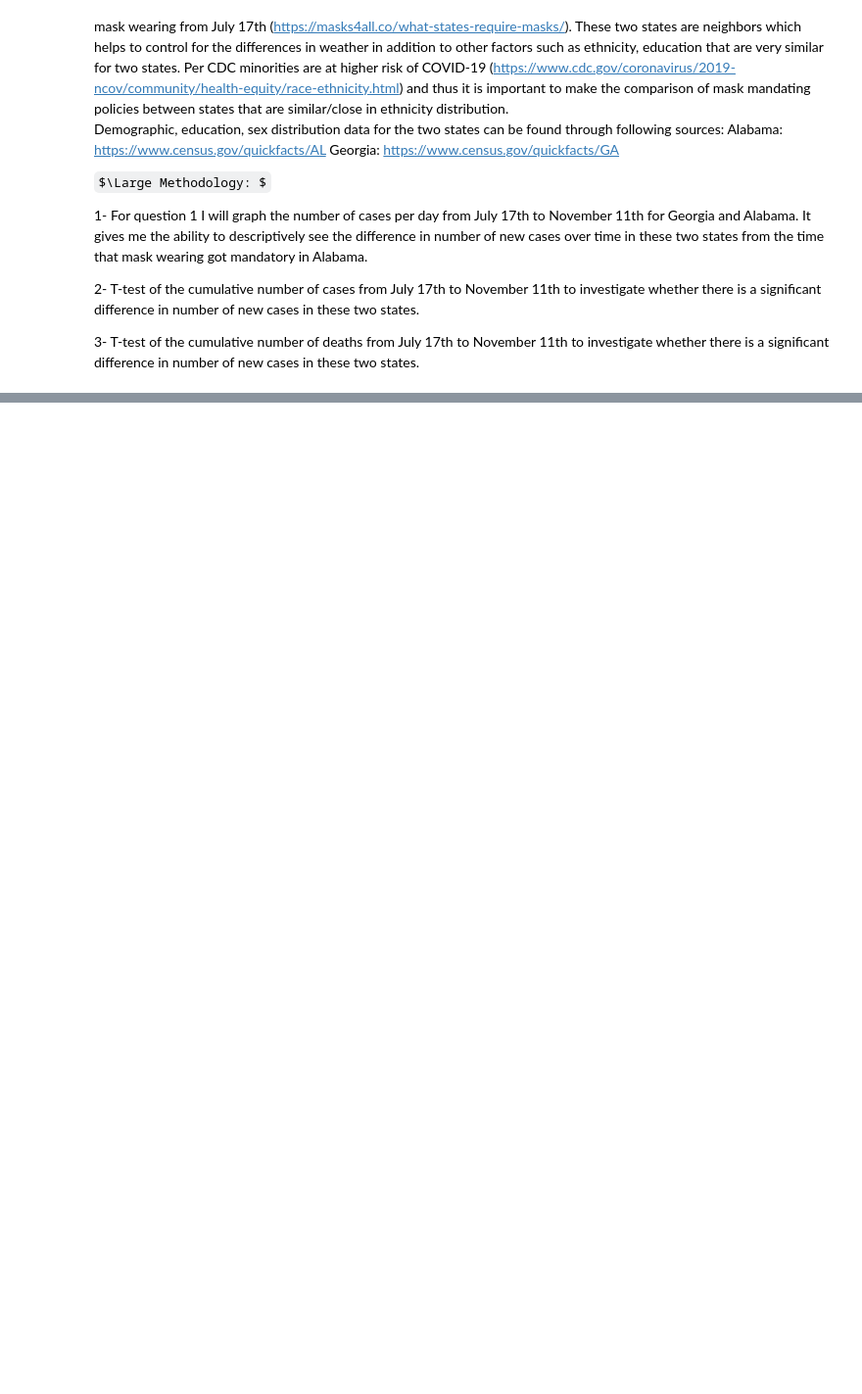
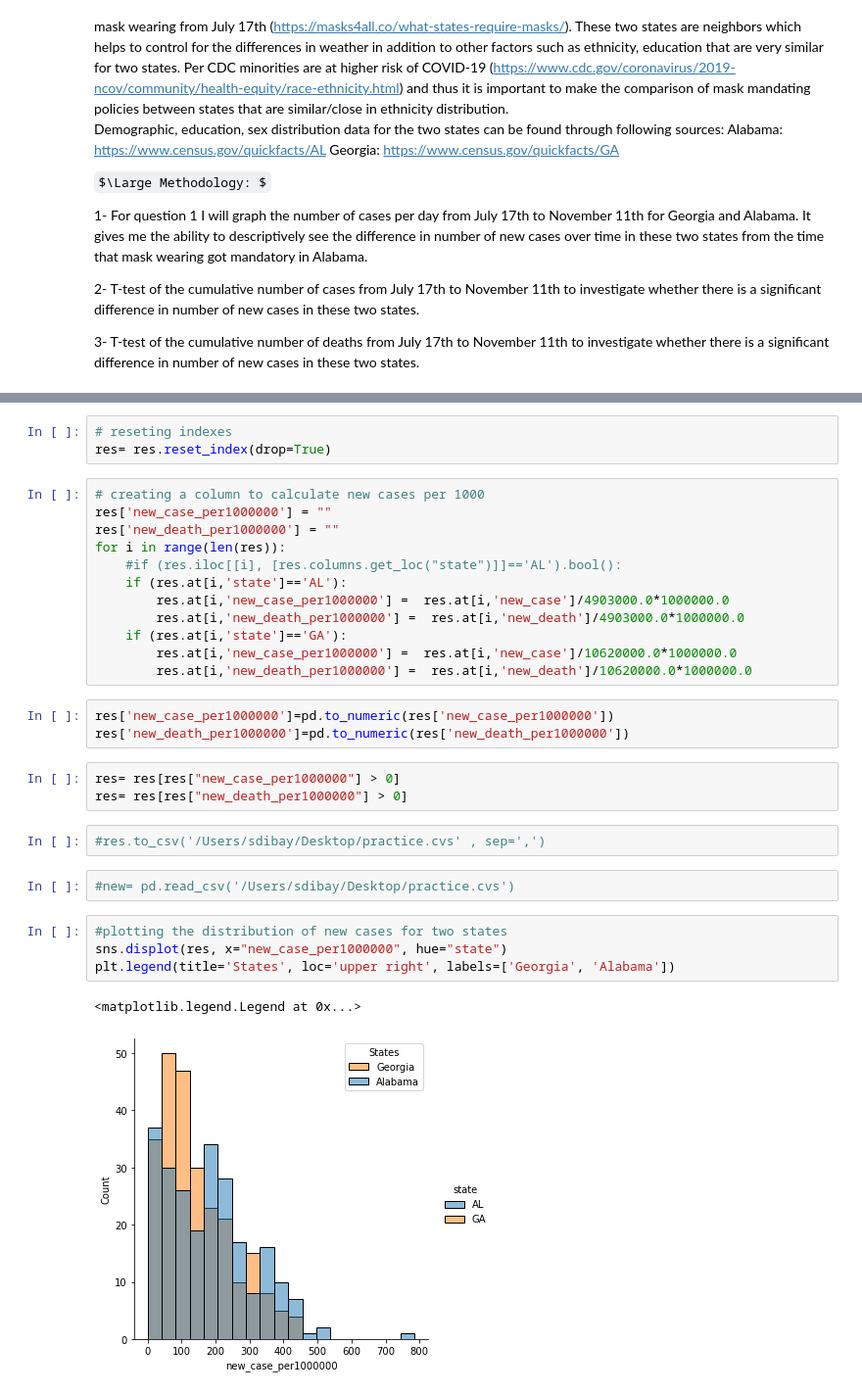
Before and after one commit to dibay/mask-wearing-policy-COVID-19-burden, a Jupyter notebook: Data-512-final.ipynb, the cells around one changed output, grey strips where cells are left out. Shown: that part at 98% size. Cells and saved outputs as stored; diff of their text form; some formulas as TeX source; blank space fills up the shorter version.

```diff
--- a/Data-512-final.ipynb
+++ b/Data-512-final.ipynb
@@ -54,0 +86,32 @@ It gives me the ability to descriptively see the difference in number of new cas
+# %%
+# reseting indexes
+res= res.reset_index(drop=True)
+# %%
+# creating a column to calculate new cases per 1000
+res['new_case_per1000000'] = ""
+res['new_death_per1000000'] = ""
+for i in range(len(res)):
+    #if (res.iloc[[i], [res.columns.get_loc("state")]]=='AL').bool():
+    if (res.at[i,'state']=='AL'):
+        res.at[i,'new_case_per1000000'] =  res.at[i,'new_case']/4903000.0*1000000.0
+        res.at[i,'new_death_per1000000'] =  res.at[i,'new_death']/4903000.0*1000000.0
+    if (res.at[i,'state']=='GA'):
+        res.at[i,'new_case_per1000000'] =  res.at[i,'new_case']/10620000.0*1000000.0
+        res.at[i,'new_death_per1000000'] =  res.at[i,'new_death']/10620000.0*1000000.0
+# %%
+res['new_case_per1000000']=pd.to_numeric(res['new_case_per1000000'])
+res['new_death_per1000000']=pd.to_numeric(res['new_death_per1000000'])
+# %%
+res= res[res["new_case_per1000000"] > 0]
+res= res[res["new_death_per1000000"] > 0]
+# %%
+#res.to_csv('/Users/sdibay/Desktop/practice.cvs' , sep=',')
+# %%
+#new= pd.read_csv('/Users/sdibay/Desktop/practice.cvs')
+# %%
+#plotting the distribution of new cases for two states
+sns.displot(res, x="new_case_per1000000", hue="state")
+plt.legend(title='States', loc='upper right', labels=['Georgia', 'Alabama'])
+# %% [output]
+<matplotlib.legend.Legend at 0x...>
+[figure, added]
```
Also changed, not shown: parts of 49 cells of this notebook, 4 other files.
